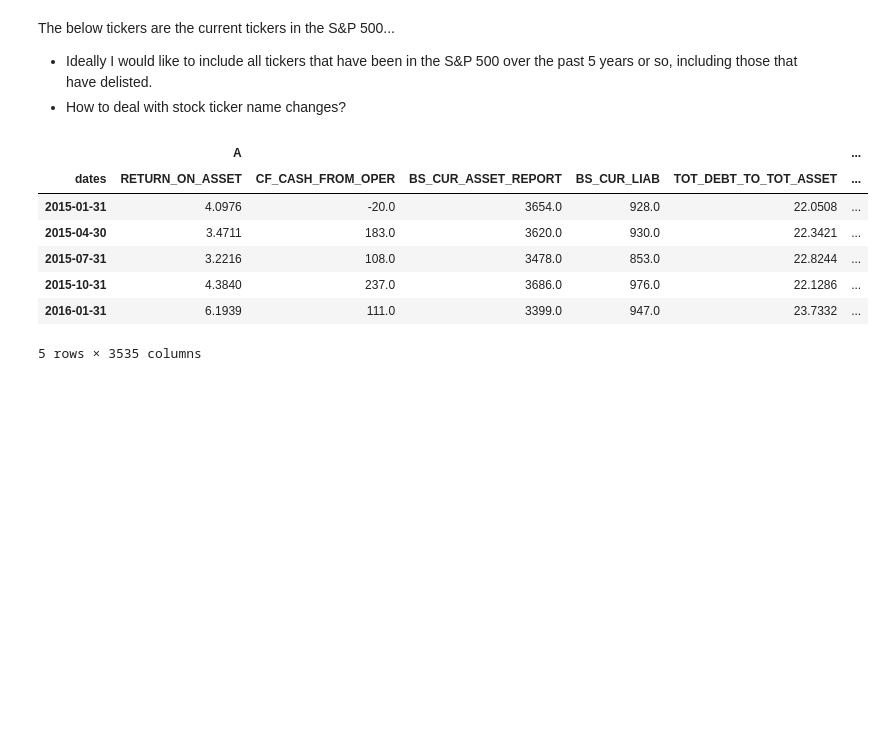
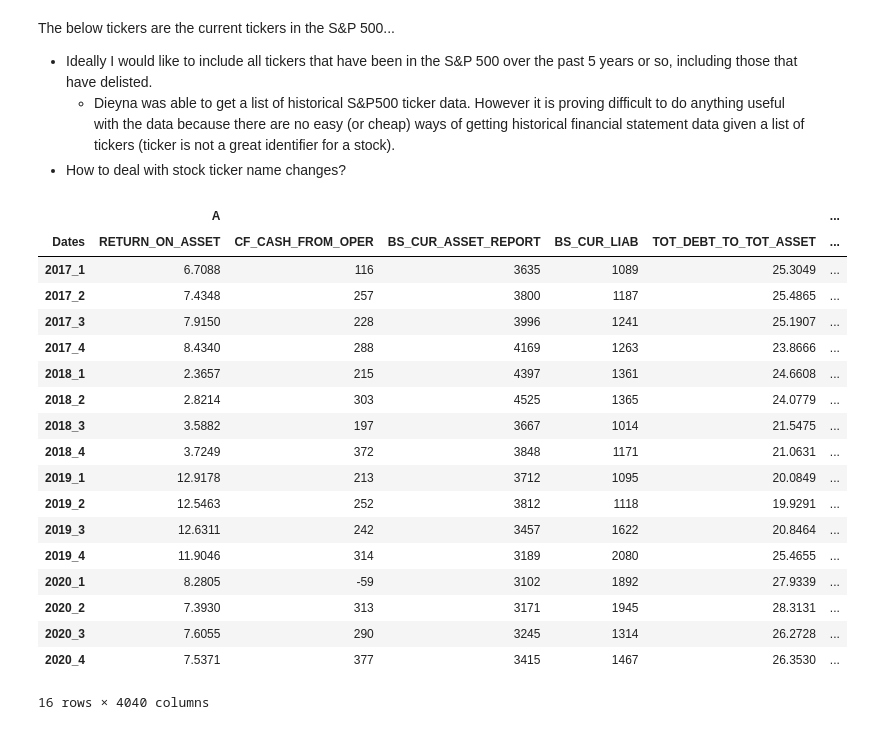
Before and after one commit to taigaschwarz/quant-trading-mf703, a Jupyter notebook: stock-selection.ipynb, the cells around one changed output. Cells and saved outputs as stored; diff of their text form; code cells hidden in the pictures; blank space fills up the shorter version.

```diff
--- a/stock-selection.ipynb
+++ b/stock-selection.ipynb
@@ -19,18 +114,31 @@ import pandas_datareader.data as pdr
 # %% [markdown]
 The below tickers are the current tickers in the S&P 500...
 - Ideally I would like to include all tickers that have been in the S&P 500 over the past 5 years or so, including those that have delisted.
+    - Dieyna was able to get a list of historical S&P500 ticker data. However it is proving difficult to do anything useful with the data because there are no easy (or cheap) ways of getting historical financial statement data given a list of tickers (ticker is not a great identifier for a stock).
 - How to deal with stock ticker name changes?
 # %%
 # fundamental data of companies in S&P 500 sourced from Bloomberg Terminal
-SP_500_data = pd.read_excel('SP500_fundamental_data.xlsx', index_col = 0, header=[0,1])
-SP_500_data = SP_500_data.rename(str.strip, axis='columns')  # strip trailing whitespace from column names
-SP_500_data.head()
+SP_500_fund_df = pd.read_excel('SP500_fundamental_data.xlsx', index_col = 0, header=[0,1])
+SP_500_fund_df = SP_500_fund_df.rename(str.strip, axis='columns')  # strip trailing whitespace from column names
+SP_500_fund_df = clean_date_index(SP_500_fund_df)
+SP_500_fund_df.tail(16)
 # %% [output]
 |  | A |  |  |  |  | ... |
-| dates | RETURN_ON_ASSET | CF_CASH_FROM_OPER | BS_CUR_ASSET_REPORT | BS_CUR_LIAB | TOT_DEBT_TO_TOT_ASSET | ... |
-| 2015-01-31 | 4.0976 | -20.0 | 3654.0 | 928.0 | 22.0508 | ... |
-| 2015-04-30 | 3.4711 | 183.0 | 3620.0 | 930.0 | 22.3421 | ... |
-| 2015-07-31 | 3.2216 | 108.0 | 3478.0 | 853.0 | 22.8244 | ... |
-| 2015-10-31 | 4.3840 | 237.0 | 3686.0 | 976.0 | 22.1286 | ... |
-| 2016-01-31 | 6.1939 | 111.0 | 3399.0 | 947.0 | 23.7332 | ... |
+| Dates | RETURN_ON_ASSET | CF_CASH_FROM_OPER | BS_CUR_ASSET_REPORT | BS_CUR_LIAB | TOT_DEBT_TO_TOT_ASSET | ... |
+| 2017_1 | 6.7088 | 116 | 3635 | 1089 | 25.3049 | ... |
+| 2017_2 | 7.4348 | 257 | 3800 | 1187 | 25.4865 | ... |
+| 2017_3 | 7.9150 | 228 | 3996 | 1241 | 25.1907 | ... |
+| 2017_4 | 8.4340 | 288 | 4169 | 1263 | 23.8666 | ... |
+| 2018_1 | 2.3657 | 215 | 4397 | 1361 | 24.6608 | ... |
+| 2018_2 | 2.8214 | 303 | 4525 | 1365 | 24.0779 | ... |
+| 2018_3 | 3.5882 | 197 | 3667 | 1014 | 21.5475 | ... |
+| 2018_4 | 3.7249 | 372 | 3848 | 1171 | 21.0631 | ... |
+| 2019_1 | 12.9178 | 213 | 3712 | 1095 | 20.0849 | ... |
+| 2019_2 | 12.5463 | 252 | 3812 | 1118 | 19.9291 | ... |
+| 2019_3 | 12.6311 | 242 | 3457 | 1622 | 20.8464 | ... |
+| 2019_4 | 11.9046 | 314 | 3189 | 2080 | 25.4655 | ... |
+| 2020_1 | 8.2805 | -59 | 3102 | 1892 | 27.9339 | ... |
+| 2020_2 | 7.3930 | 313 | 3171 | 1945 | 28.3131 | ... |
+| 2020_3 | 7.6055 | 290 | 3245 | 1314 | 26.2728 | ... |
+| 2020_4 | 7.5371 | 377 | 3415 | 1467 | 26.3530 | ... |
-5 rows × 3535 columns
+16 rows × 4040 columns
```
Also changed, not shown: parts of 20 cells of this notebook, 7 other files.
